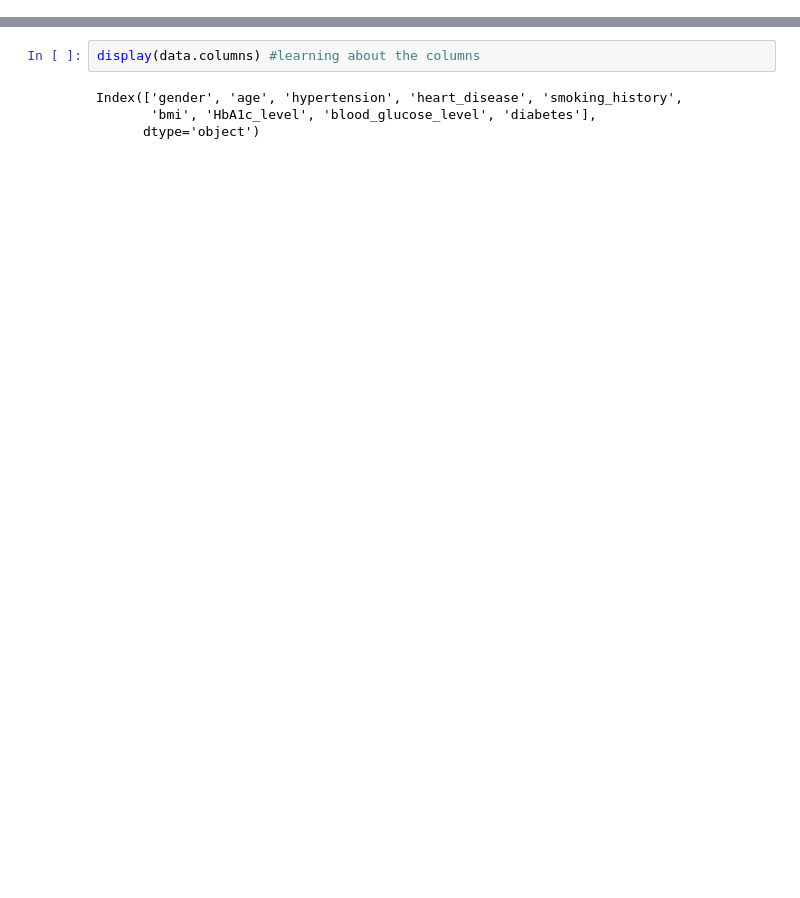
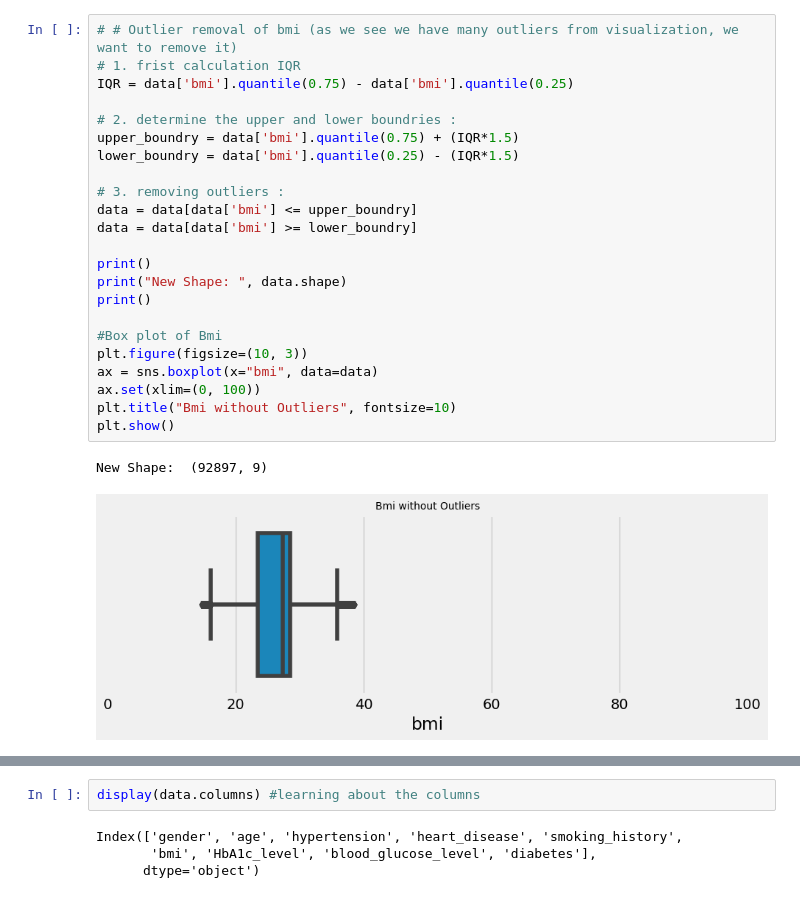
Before and after one commit to aukabir/Machine_Learning_Project_2, a Jupyter notebook: MLproject_2_diabetes_prediction.ipynb, the cells around one changed output, grey strips where cells are left out. Drawn from its saved outputs; the diff is of its cells as text; blank space fills up the shorter version.

```diff
--- a/MLproject_2_diabetes_prediction.ipynb
+++ b/MLproject_2_diabetes_prediction.ipynb
@@ -52,0 +160,26 @@ display(data.shape)
+# %%
+# # Outlier removal of bmi (as we see we have many outliers from visualization, we want to remove it)
+# 1. frist calculation IQR
+IQR = data['bmi'].quantile(0.75) - data['bmi'].quantile(0.25)
+
+# 2. determine the upper and lower boundries :
+upper_boundry = data['bmi'].quantile(0.75) + (IQR*1.5)
+lower_boundry = data['bmi'].quantile(0.25) - (IQR*1.5)
+
+# 3. removing outliers :
+data = data[data['bmi'] <= upper_boundry]
+data = data[data['bmi'] >= lower_boundry]
+
+print()
+print("New Shape: ", data.shape)
+print()
+
+#Box plot of Bmi
+plt.figure(figsize=(10, 3))
+ax = sns.boxplot(x="bmi", data=data)
+ax.set(xlim=(0, 100))
+plt.title("Bmi without Outliers", fontsize=10)
+plt.show()
+# %% [output]
+New Shape:  (92897, 9)
+[figure, added]
```
Also changed, not shown: parts of 184 cells of this notebook.
